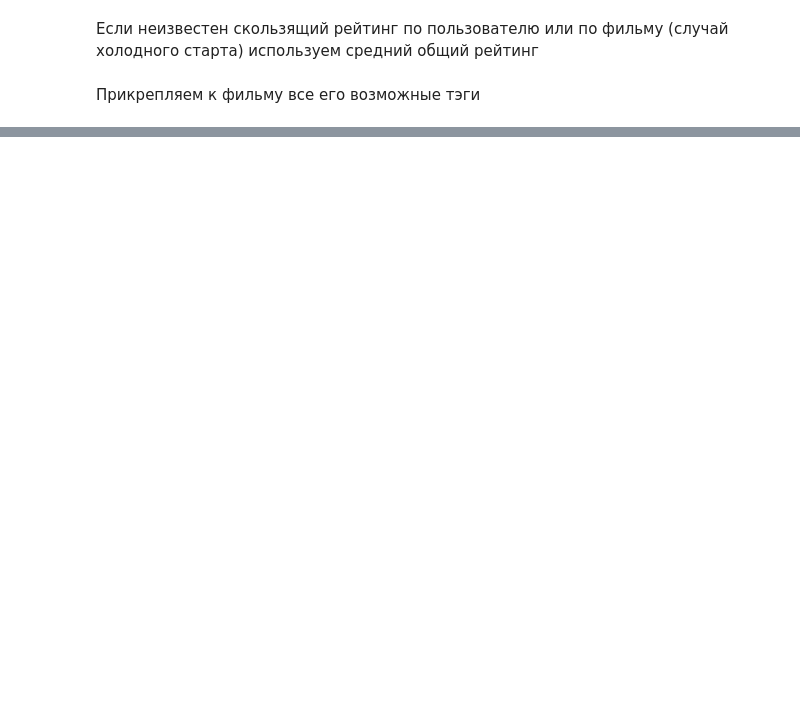
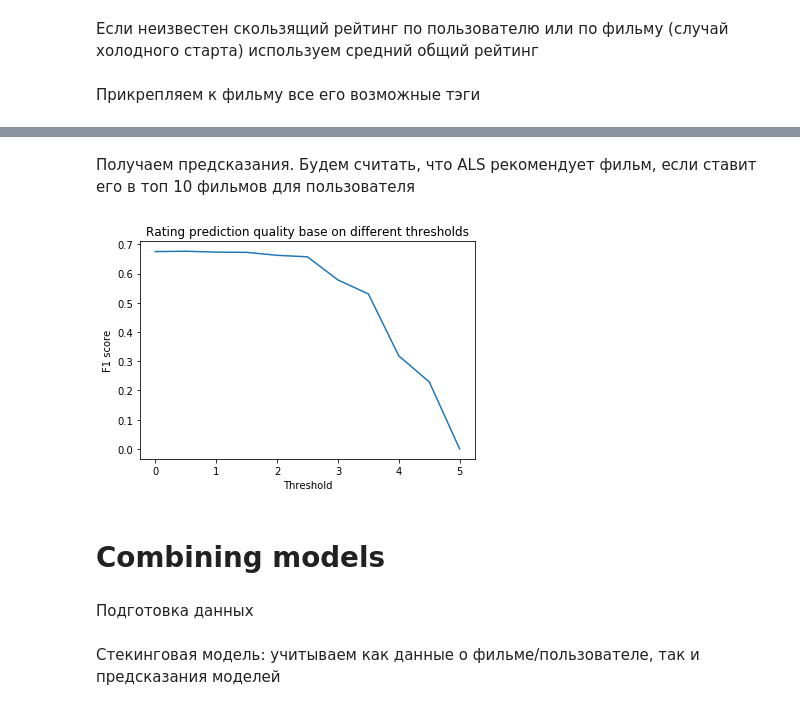
Before and after one commit to EgorDudyrev/netology_ml, a Jupyter notebook: rec_sys/5_hybrid_reccomendations/Homework_hybrid.ipynb, the cells around one changed output, grey strips where cells are left out. Saved outputs shown, nothing was run; the diff lists cells and outputs as text; code cells hidden in the pictures; blank space fills up the shorter version.

Commit message:
Complete Homework 5 Hybrid recommendation

```diff
--- a/rec_sys/2_content_based/ml-latest-small/HomeWork.ipynb
+++ b/rec_sys/5_hybrid_reccomendations/Homework_hybrid.ipynb
@@ -262,0 +231,2 @@ cb_rmse, knn_rmse, userwide_rmse, cb_userwide_rmse
+# %%
+data_sparse_base = get_sparse_matrix(als_ds, train_base_fltr, (len(users_map), len(movies_map)))
@@ -262,0 +235,4 @@ cb_rmse, knn_rmse, userwide_rmse, cb_userwide_rmse
+# %%
+from implicit.als import AlternatingLeastSquares
+als_algo = AlternatingLeastSquares(factors=50)
+als_algo.fit(data_sparse_base.T)
@@ -262,0 +241,2 @@ cb_rmse, knn_rmse, userwide_rmse, cb_userwide_rmse
+# %% [markdown]
+Получаем предсказания. Будем считать, что ALS рекомендует фильм, если ставит его в топ 10 фильмов для пользователя
@@ -262,0 +247,6 @@ cb_rmse, knn_rmse, userwide_rmse, cb_userwide_rmse
+# %%
+als_fullpreds = als_algo.recommend_all(data_sparse_base, N=1000)
+# %%
+als_base_preds = np.array([int(movies_map[row['movieId']] in als_fullpreds[users_map[row['userId']]]) for ridx, row in cf_ds[train_base_fltr].iterrows()])
+als_ens_preds = np.array([int(movies_map[row['movieId']] in als_fullpreds[users_map[row['userId']]]) for ridx, row in cf_ds[train_ens_fltr].iterrows()])
+als_test_preds = np.array([int(movies_map[row['movieId']] in als_fullpreds[users_map[row['userId']]]) for ridx, row in cf_ds[test_fltr].iterrows()])
@@ -262,0 +255,14 @@ cb_rmse, knn_rmse, userwide_rmse, cb_userwide_rmse
+# %%
+xaxis = np.linspace(0,5,11)
+yaxis = [f1_score((cf_ds[train_ens_fltr]['rating']>x).astype(int), als_ens_preds) for x in xaxis]
+plt.plot(xaxis, yaxis)
+plt.xlabel('Threshold')
+plt.ylabel('F1 score')
+plt.title('Rating prediction quality base on different thresholds')
+plt.show()
+# %% [output]
+[figure, added]
+# %% [markdown]
+# Combining models
+# %% [markdown]
+Подготовка данных
@@ -262,0 +280,2 @@ cb_rmse, knn_rmse, userwide_rmse, cb_userwide_rmse
+# %% [markdown]
+Стекинговая модель: учитываем как данные о фильме/пользователе, так и предсказания моделей
```
Also changed, not shown: parts of 99 cells of this notebook.
